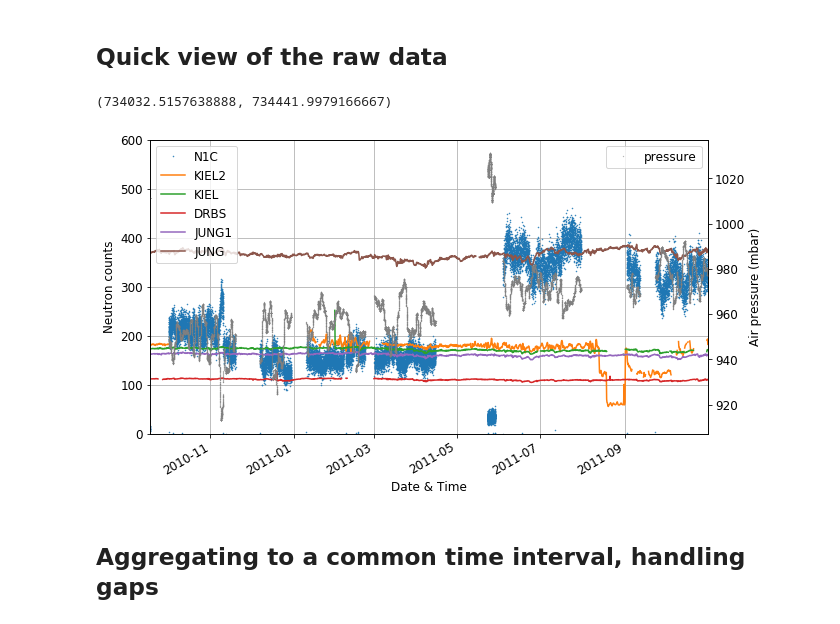
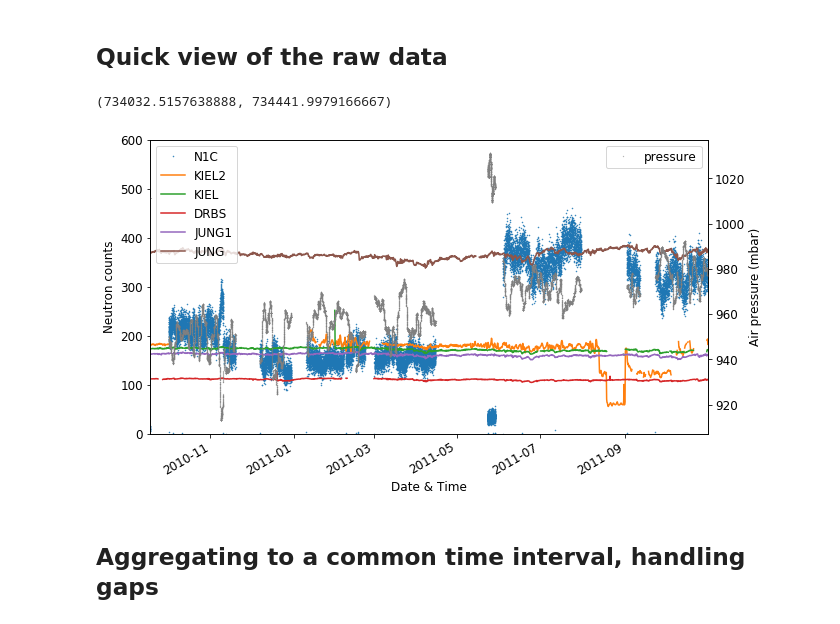
Before and after one commit to heistermann/cosmicsense, a Jupyter notebook: docs/source/notebooks/n_to_theta.ipynb, the cells around one changed output. Cells and saved outputs as stored; diff of their text form; code cells hidden in the pictures.

```diff
--- a/docs/source/notebooks/n_to_theta.ipynb
+++ b/docs/source/notebooks/n_to_theta.ipynb
@@ -24,6 +24,7 @@ import cosmicsense as cs
 # %%
 # Sensor counts
-crns = pd.read_csv("../../../data/crns_sample1.txt", sep="\t")
+#crns = pd.read_csv("../../../data/crns_sample1.txt", sep="\t")
+crns = pd.read_csv("/media/x/cosmicsense/data/schaefertal/crns/1007039.txt", sep="\t")
 crns.columns = ["recnum", "datetime", "press", "temp", "relhum", "volt",
                 "n1c", "n2c", "n1et", "n2et", "fileno", "id_flag"]
 crns.datetime = pd.to_datetime(crns.datetime)
@@ -62,35 +57,35 @@ plt.rc('font', **{'size'   : 12})
 fig, ax = plt.subplots(figsize=(10,6))
 
 crns.n1c.plot(ax=ax, label="N1C", linestyle="None", marker=".", ms=1)
 nmdb.KIEL2.plot(ax=ax, label="KIEL2")
 nmdb.KIEL.plot(ax=ax, label="KIEL")
 nmdb.DRBS.plot(ax=ax, label="DRBS")
 nmdb.JUNG.plot(ax=ax, label="JUNG1")
 nmdb.JUNG1.plot(ax=ax, label="JUNG")
 ax.legend(loc="upper left")
 plt.xlabel("Date & Time")
 plt.ylabel("Neutron counts")
 plt.ylim(0,600)
-plt.grid()
+#plt.grid()
 
 ax2 = ax.twinx()
 presspl = crns.press.plot(ax=ax2, label="pressure", color="grey", linestyle="None", marker=".", ms=0.5)
 plt.ylabel("Air pressure (mbar)")
 plt.legend(loc="upper right")
 
 #set ticks every month
 #ax.xaxis.set_major_locator(mdates.MonthLocator())
 #set major ticks format
 #ax.xaxis.set_major_formatter(mdates.DateFormatter('%b %d'))
 
 #plt.tick_params(axis='both', which='major')
 
 plt.xlim(crns.index[0], crns.index[-1])
 
 #plt.rcdefaults()
 # %% [output]
 (734032.5157638888, 734441.9979166667)
-[figure, old version]
+[figure, new version]
 # %% [markdown]
 ## Aggregating to a common time interval, handling gaps
 # %% [markdown]
```
Also changed, not shown: parts of 7 cells of this notebook, 2 other files.
